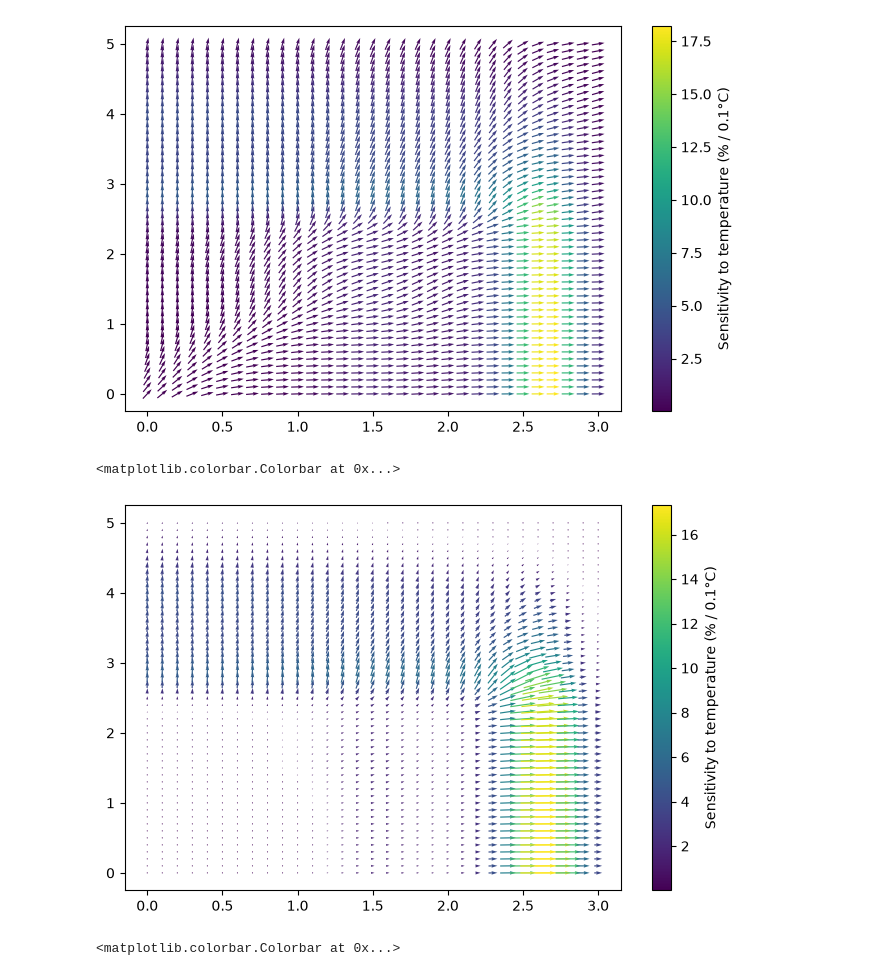
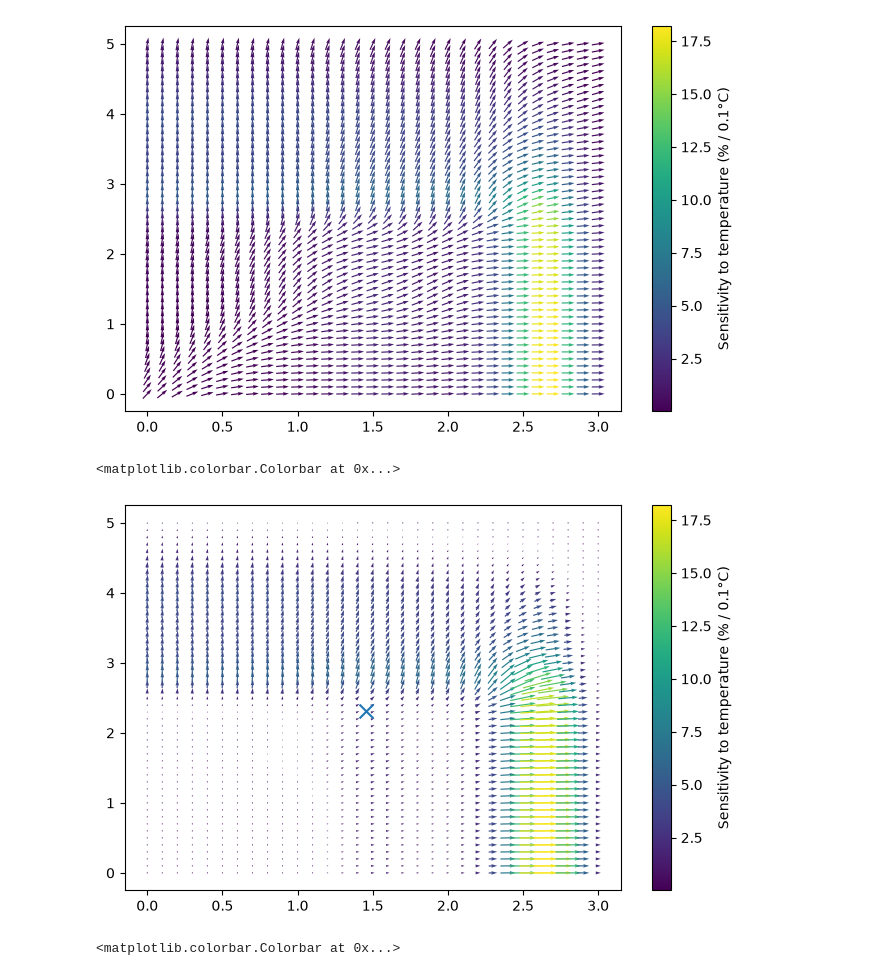
Before and after one commit to JBara97/NMaCh-TP, a Jupyter notebook: Code/Notebooks/Overshoots/3 - 2D sensitivity.ipynb, the cells around one changed output. Drawn from its saved outputs; the diff is of its cells as text; code cells hidden in the pictures.

```diff
--- a/Code/Notebooks/Overshoots/3 - 2D sensitivity.ipynb
+++ b/Code/Notebooks/Overshoots/3 - 2D sensitivity.ipynb
@@ -194,19 +235,21 @@ fig.savefig('../../../Figures/Overshoots/Submission/2d_peak_stab_grad_unit_arrow
 [figure]
 # %%
 fig,ax = plt.subplots(figsize=(8,5))
-im=ax.quiver(T_Og,T_Pg,
-             100*0.1*T_grad[1],100*0.1*T_grad[0],
-             100*0.1*np.sqrt(T_grad[0]**2+T_grad[1]**2),
+mask = np.ones_like(T_Og,dtype=bool)#((1<=T_Og)&(T_Og<=2) & (2<=T_Pg)&(T_Pg<=3))
+im=ax.quiver(T_Og[::2,::2],T_Pg[::2,::2],
+             100*0.1*T_grad[1][::2,::2],100*0.1*T_grad[0][::2,::2],
+             100*0.1*np.sqrt(T_grad[0]**2+T_grad[1]**2)[::2,::2],
              angles='uv',pivot='middle',
              units='height',cmap='viridis'
           )
           # scale_units="width",scale=60)
+ax.scatter(popt[2],popt[1],marker='x',s=100)
 # CS = ax.contour(T_Og,T_Pg, to_plot.T*100,[10,30,50,70,90],
 #                  corner_mask=True,colors=['k'],linewidths=0.5)
 fig.colorbar(im,label='Sensitivity to temperature (% / 0.1°C)')
 # %% [output]
 <matplotlib.colorbar.Colorbar at 0x...>
-[figure, old version]
+[figure, new version]
 # %%
 fig,ax=plt.subplots(figsize=(8,5))
 im=ax.imshow(np.rad2deg(grad_angles),origin='lower',
```
Also changed, not shown: parts of 4 cells of this notebook, 2 other files.
